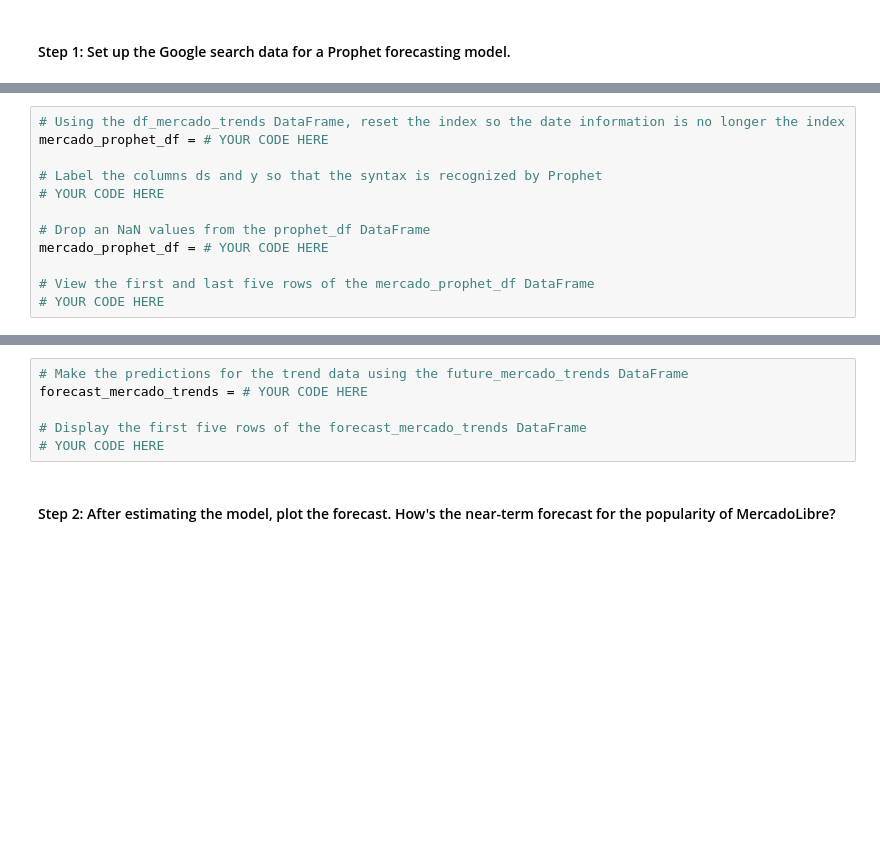
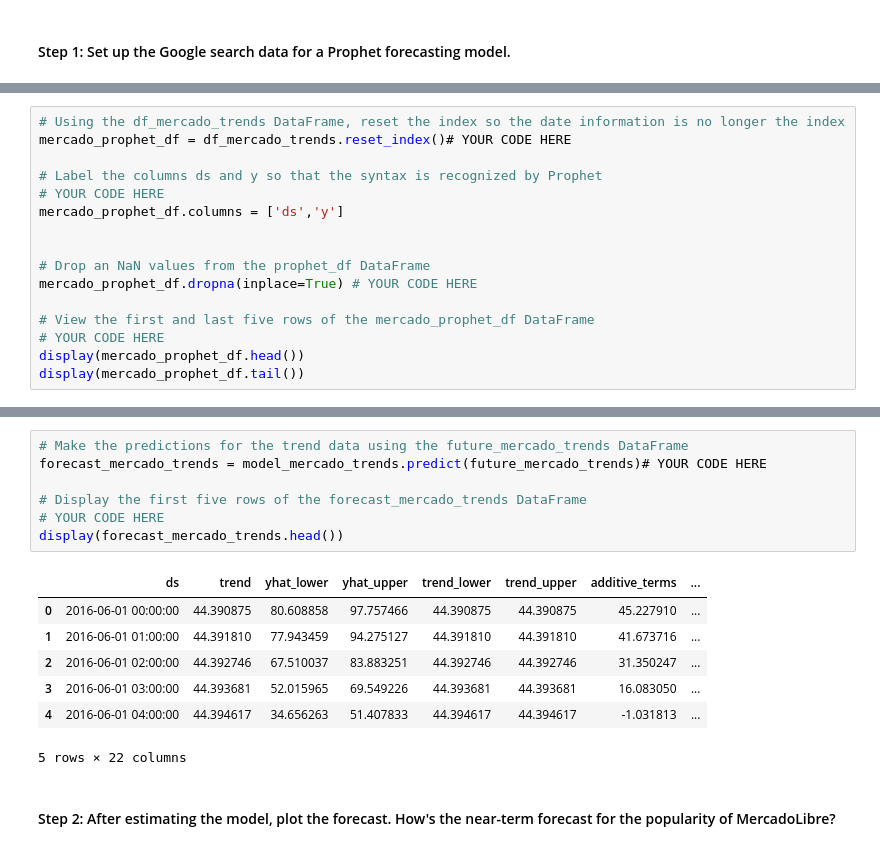
Before and after one commit to saint-lux/Module-11, a Jupyter notebook: forecasting_net_prophet.ipynb, the cells around one changed output, grey strips where cells are left out. Cells and saved outputs as stored; diff of their text form; blank space fills up the shorter version.

```diff
--- a/forecasting_net_prophet.ipynb
+++ b/forecasting_net_prophet.ipynb
@@ -376,12 +585,16 @@ Now, you need to produce a time series model that analyzes and forecasts pattern
 # %%
 # Using the df_mercado_trends DataFrame, reset the index so the date information is no longer the index
-mercado_prophet_df = # YOUR CODE HERE
+mercado_prophet_df = df_mercado_trends.reset_index()# YOUR CODE HERE
 
 # Label the columns ds and y so that the syntax is recognized by Prophet
 # YOUR CODE HERE
+mercado_prophet_df.columns = ['ds','y']
+
 
 # Drop an NaN values from the prophet_df DataFrame
-mercado_prophet_df = # YOUR CODE HERE
+mercado_prophet_df.dropna(inplace=True) # YOUR CODE HERE
 
 # View the first and last five rows of the mercado_prophet_df DataFrame
 # YOUR CODE HERE
+display(mercado_prophet_df.head())
+display(mercado_prophet_df.tail())
@@ -401,9 +647,18 @@ future_mercado_trends = # YOUR CODE HERE
 # %%
 # Make the predictions for the trend data using the future_mercado_trends DataFrame
-forecast_mercado_trends = # YOUR CODE HERE
+forecast_mercado_trends = model_mercado_trends.predict(future_mercado_trends)# YOUR CODE HERE
 
 # Display the first five rows of the forecast_mercado_trends DataFrame
 # YOUR CODE HERE
+display(forecast_mercado_trends.head())
+# %% [output]
+|  | ds | trend | yhat_lower | yhat_upper | trend_lower | trend_upper | additive_terms | ... |
+| 0 | 2016-06-01 00:00:00 | 44.390875 | 80.608858 | 97.757466 | 44.390875 | 44.390875 | 45.227910 | ... |
+| 1 | 2016-06-01 01:00:00 | 44.391810 | 77.943459 | 94.275127 | 44.391810 | 44.391810 | 41.673716 | ... |
+| 2 | 2016-06-01 02:00:00 | 44.392746 | 67.510037 | 83.883251 | 44.392746 | 44.392746 | 31.350247 | ... |
+| 3 | 2016-06-01 03:00:00 | 44.393681 | 52.015965 | 69.549226 | 44.393681 | 44.393681 | 16.083050 | ... |
+| 4 | 2016-06-01 04:00:00 | 44.394617 | 34.656263 | 51.407833 | 44.394617 | 44.394617 | -1.031813 | ... |
+5 rows × 22 columns
 # %% [markdown]
 #### Step 2: After estimating the model, plot the forecast. How's the near-term forecast for the popularity of MercadoLibre?
 # %%
```
Also changed, not shown: parts of 62 cells of this notebook, 2 other files.
